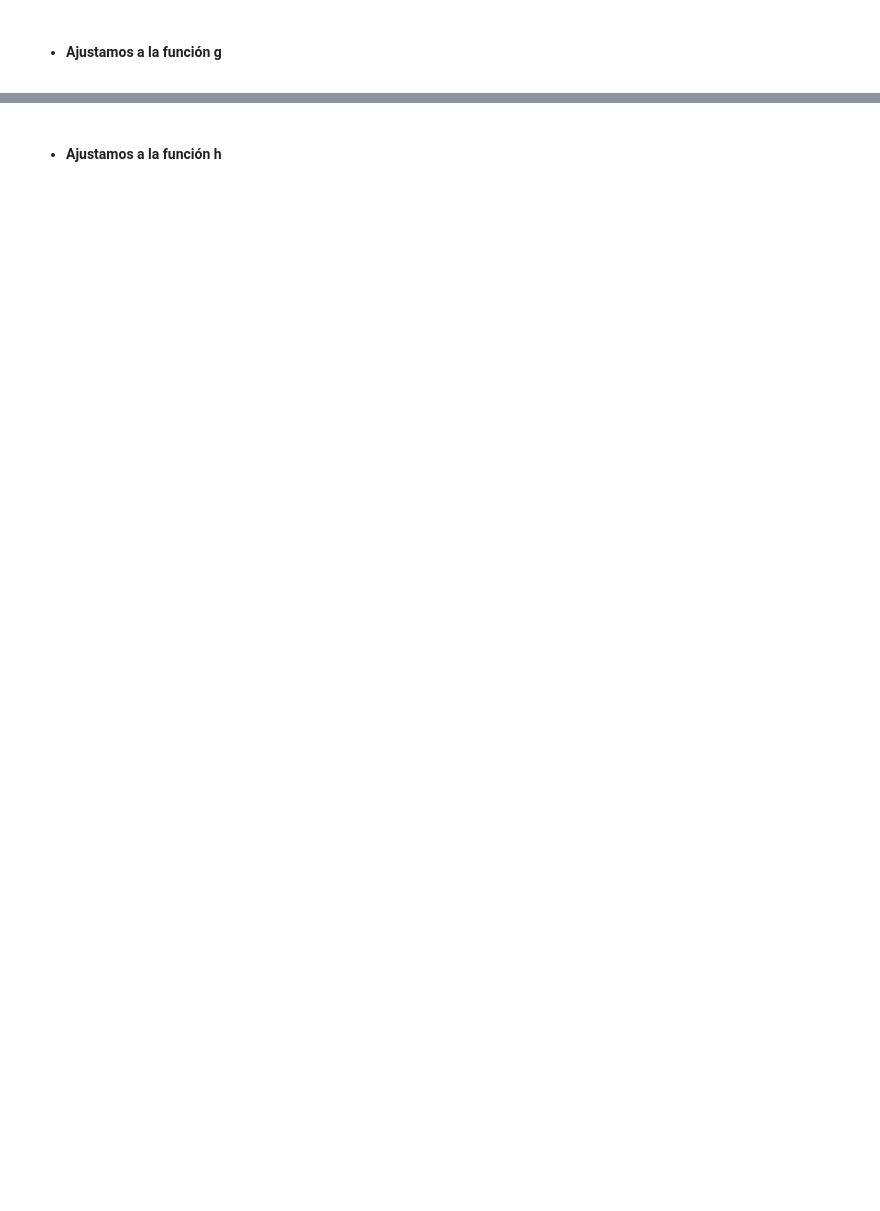
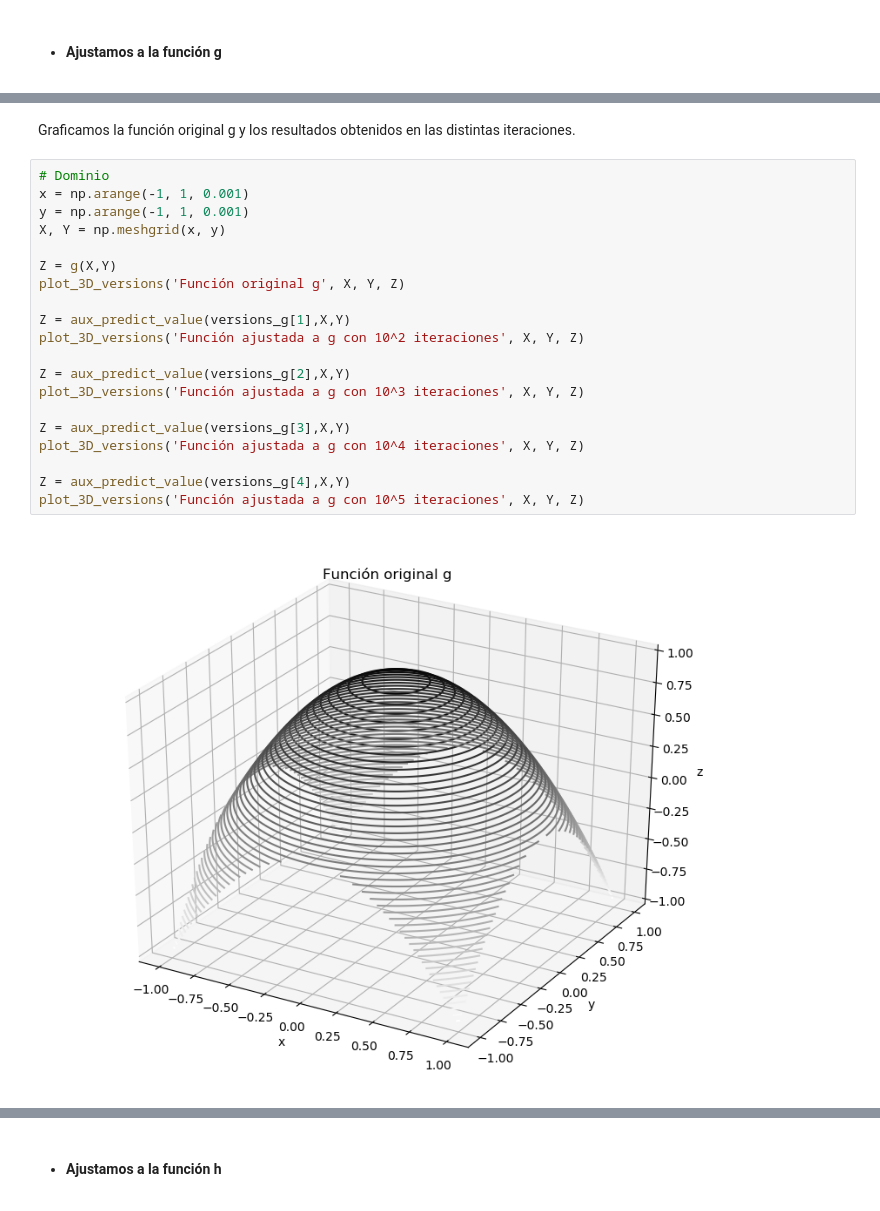
Before and after one commit to e567713/Laboratorios_MAA, a Jupyter notebook: Laboratorio_5/artificial_neural_network.ipynb, the cells around one changed output, grey strips where cells are left out. Drawn from its saved outputs; the diff is of its cells as text; blank space fills up the shorter version.

```diff
--- a/Laboratorio_5/artificial_neural_network.ipynb
+++ b/Laboratorio_5/artificial_neural_network.ipynb
@@ -201,0 +271,24 @@ plot_errors('g', errors_g)
+# %% [markdown]
+Graficamos la función original g y los resultados obtenidos en las distintas iteraciones.
+# %%
+# Dominio
+x = np.arange(-1, 1, 0.001)
+y = np.arange(-1, 1, 0.001)
+X, Y = np.meshgrid(x, y)
+
+Z = g(X,Y)
+plot_3D_versions('Función original g', X, Y, Z)
+
+Z = aux_predict_value(versions_g[1],X,Y)
+plot_3D_versions('Función ajustada a g con 10^2 iteraciones', X, Y, Z)
+
+Z = aux_predict_value(versions_g[2],X,Y)
+plot_3D_versions('Función ajustada a g con 10^3 iteraciones', X, Y, Z)
+
+Z = aux_predict_value(versions_g[3],X,Y)
+plot_3D_versions('Función ajustada a g con 10^4 iteraciones', X, Y, Z)
+
+Z = aux_predict_value(versions_g[4],X,Y)
+plot_3D_versions('Función ajustada a g con 10^5 iteraciones', X, Y, Z)
+# %% [output]
+[figure, added]
```
Also changed, not shown: parts of 21 cells of this notebook, 1 other file.
